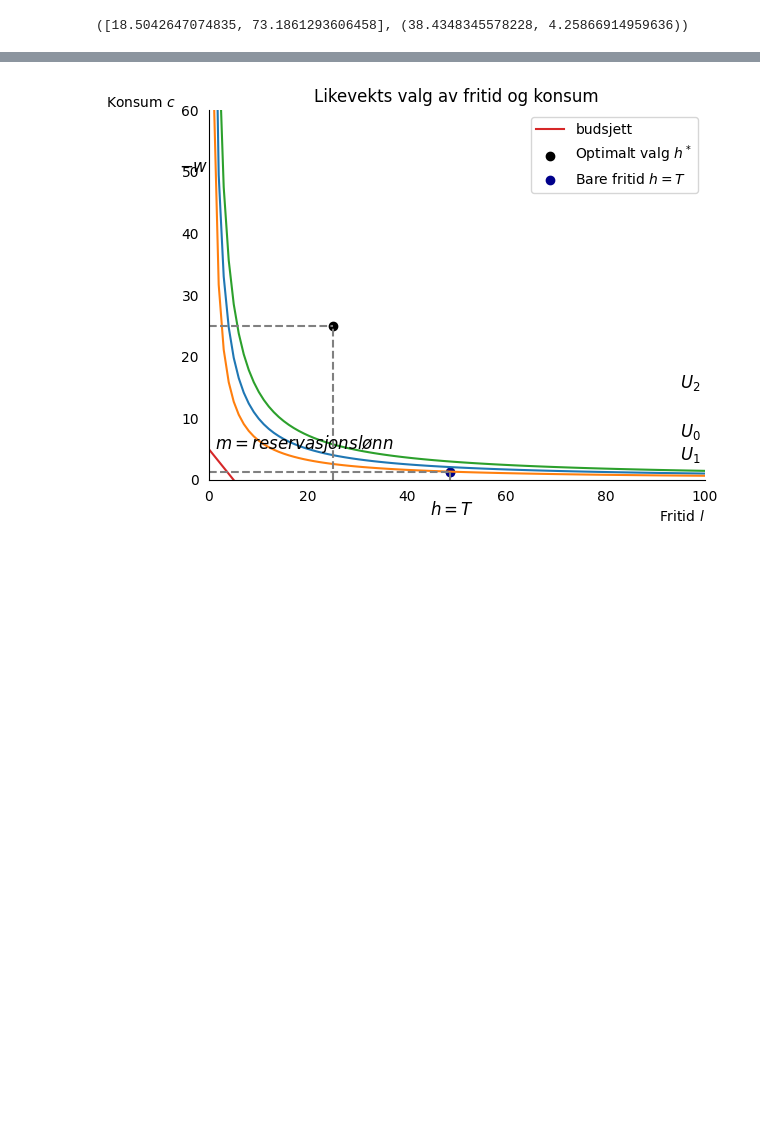
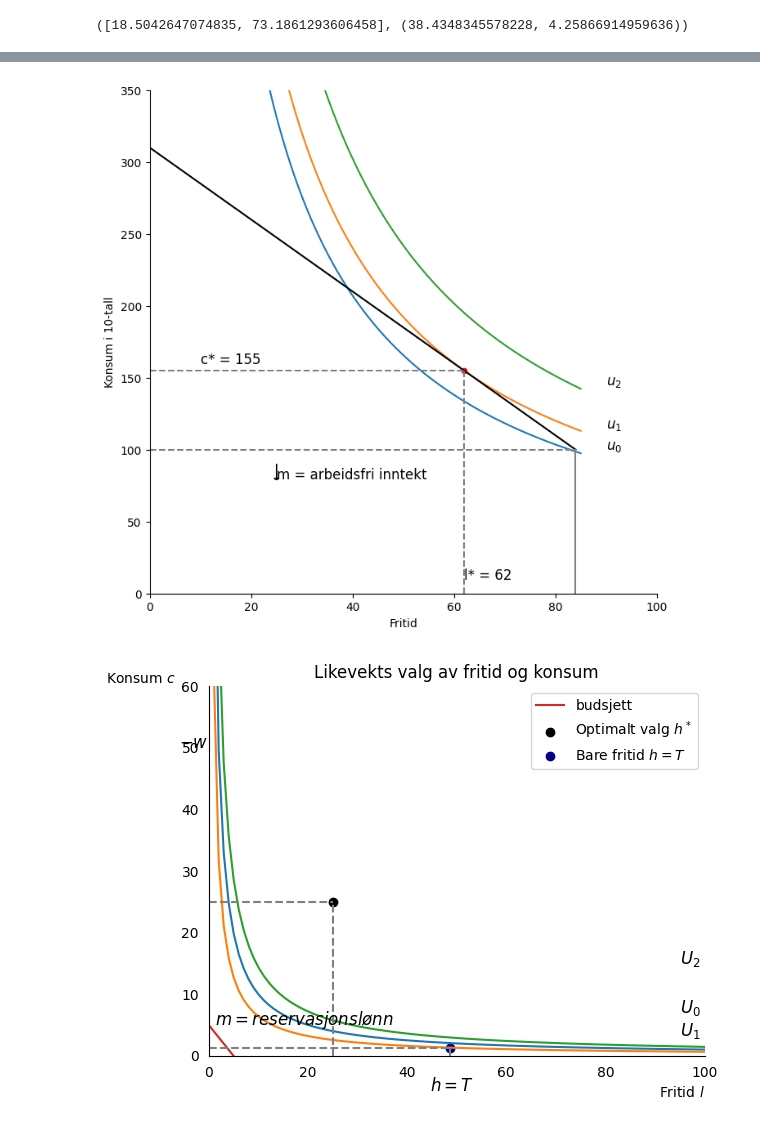
Before and after one commit to Danieljoha/Sok-2008, a Jupyter notebook: Utfordring 1/datajobbing.ipynb, the cells around one changed output, grey strips where cells are left out. Cells and saved outputs as stored; diff of their text form; code cells hidden in the pictures; blank space fills up the shorter version.

```diff
--- a/Utfordring 1/datajobbing.ipynb
+++ b/Utfordring 1/datajobbing.ipynb
@@ -189,3 +288,45 @@ c_intersection, (l_value_at_intersection_1, l_value_at_intersection_2)
+# %%
+# Setting up the figure and axes
+fig, ax4 = plt.subplots(figsize=(8,8))
+
+
+ax4.set_xlim(0, 100)
+ax4.set_ylim(0, 350)
+ax4.set_xlabel('Fritid')
+ax4.set_ylabel('Konsum i 10-tall')
+ax4.spines['top'].set_color('none')
+ax4.spines['right'].set_color('none')
+
+
+ax4.plot(l_1, I_0, label="I_0")
+ax4.plot(l_1, I_1, label="I_1")
+ax4.plot(l_1, I_2, label="I_2")
+
+# 3. Plotting the budget constraint
+def budget_constraint(l_1):
+    return 310 - 2.5 * l_1
+
+l_budget = np.linspace(0, 84, 1000)
+ax4.plot(l_budget, budget_constraint(l_budget), 'k-', label='Budget Constraint')
+
+# 4. Adding annotations and styling
+ax4.annotate(r'$u_0$', (90, 100), fontsize=12)
+ax4.annotate(r'$u_1$', (90, 115), fontsize=12)
+ax4.annotate(r'$u_2$', (90, 145), fontsize=12)
+
+ax4.axvline(x=62, ymin=0, ymax=155/350, linestyle='--', color='grey')
+ax4.axhline(y=155, xmin=0, xmax=62/100, linestyle='--', color='grey')
+ax4.arrow(25, 90, 0, -10, head_width=1, head_length=1, fc='k', ec='k')
+ax4.scatter(62, 155, color='red', s=20)
+ax4.axvline(x=84, ymin=0, ymax=100/350, color='grey')
+ax4.axhline(y=100, xmin=0, xmax=84/100, linestyle='--', color='grey')
+ax4.annotate('m = arbeidsfri inntekt', (25, 80), fontsize=12)
+ax4.annotate('l* = 62', (62, 10), fontsize=12)
+ax4.annotate('c* = 155', (10, 160), fontsize=12)
+
+plt.show()
+# %% [output]
+[figure, added]
 # %%
 from IPython.display import display, Math, Latex
 import numpy as np
```
Also changed, not shown: parts of 4 cells of this notebook, 1 other file.
